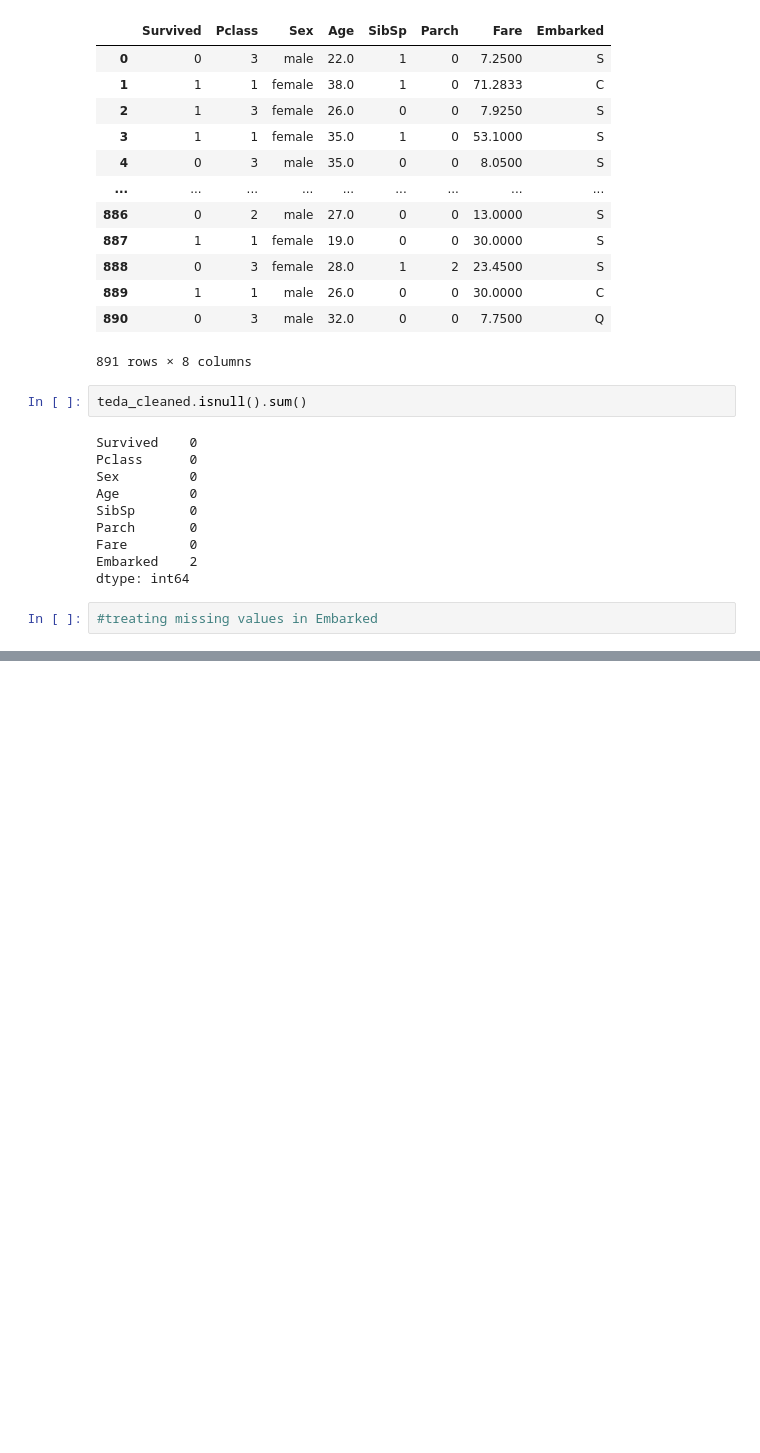
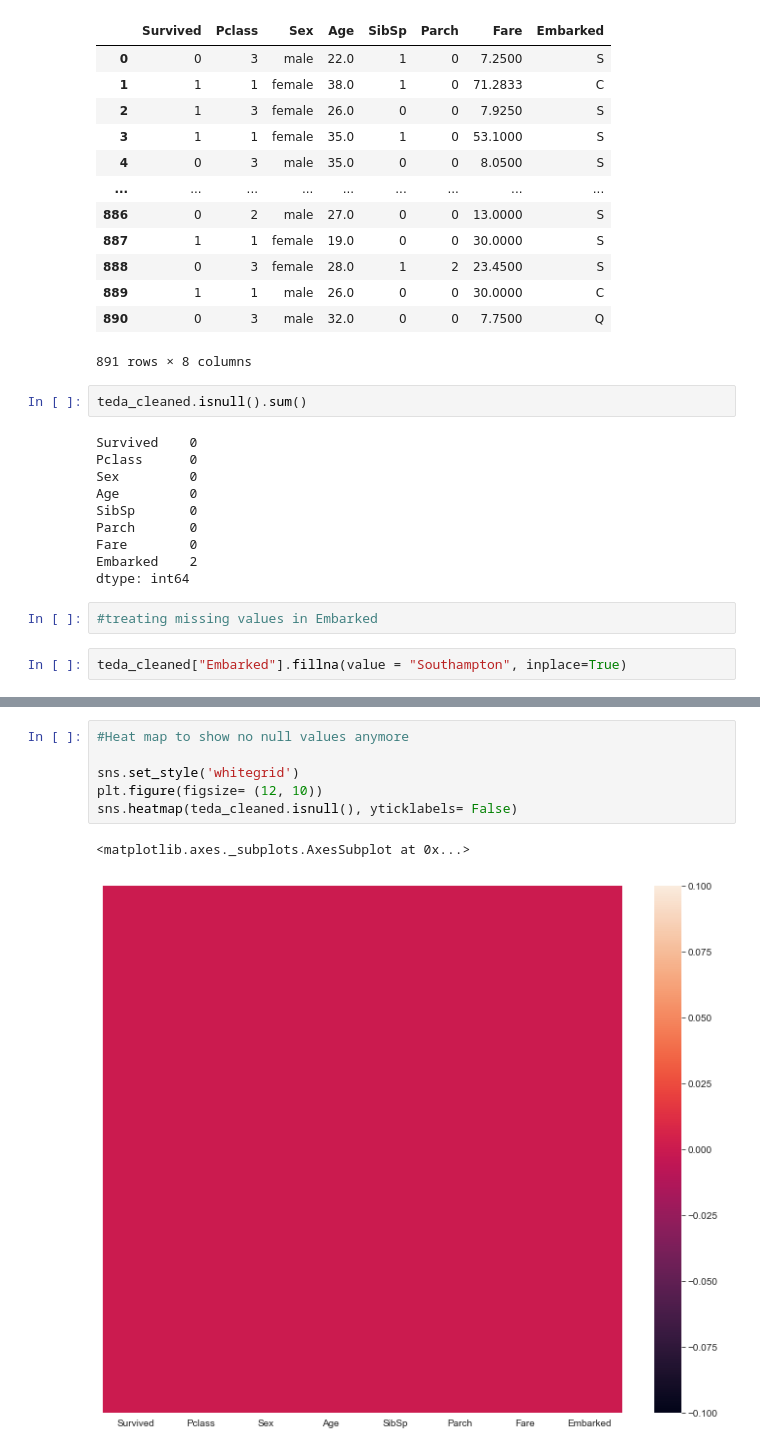
Before and after one commit to parjanyahk/titanicDataEda, a Jupyter notebook: titanicedaphk.ipynb, the cells around one changed output, grey strips where cells are left out. Cells and saved outputs as stored; diff of their text form; blank space fills up the shorter version.

```diff
--- a/titanicedaphk.ipynb
+++ b/titanicedaphk.ipynb
@@ -608,3 +517,5 @@ Embarked    2
 dtype: int64
 # %%
 #treating missing values in Embarked
+# %%
+teda_cleaned["Embarked"].fillna(value = "Southampton", inplace=True)
@@ -610,0 +550,9 @@ dtype: int64
+# %%
+#Heat map to show no null values anymore
+
+sns.set_style('whitegrid')
+plt.figure(figsize= (12, 10))
+sns.heatmap(teda_cleaned.isnull(), yticklabels= False)
+# %% [output]
+<matplotlib.axes._subplots.AxesSubplot at 0x...>
+[figure, added]
```
Also changed, not shown: parts of 24 cells of this notebook.
